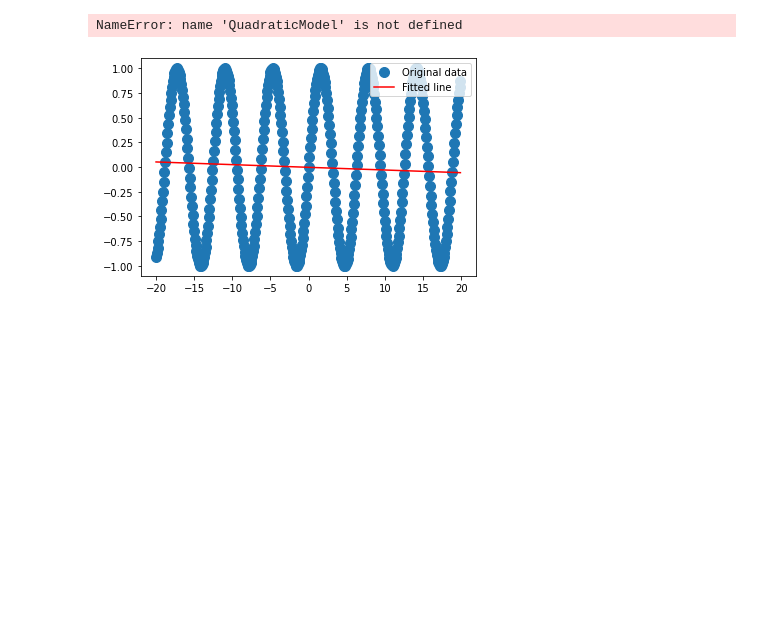
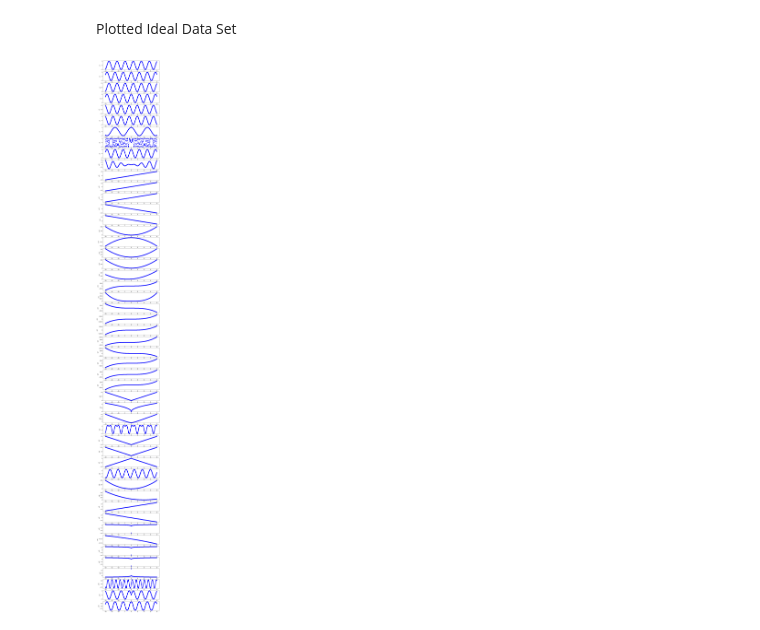
Before and after one commit to Dinkymoo/Dinkymoo-iu-python-assignment, a Jupyter notebook: plots.ipynb, the cells around one changed output. Saved outputs shown, nothing was run; the diff lists cells and outputs as text; code cells hidden in the pictures; blank space fills up the shorter version.

```diff
--- a/plots.ipynb
+++ b/plots.ipynb
@@ -184,36 +55,0 @@ plt.plot(y_data_2,'bo')
-# %%
-
-import lmfit
-###############################################################################
-# read the data into a pandas DataFrame, and use the 'x' and 'y' columns:
-data1 = pd.read_csv('data/train.csv')
-dframe1 = pd.DataFrame(data1)
-data2 = pd.read_csv('data/ideal.csv')
-dframe2 = pd.DataFrame(data2)
-
-model = QuadraticModel()
-params = model.guess(dframe2['y45'],x=dframe2.index)
-
-result = model.fit(dframe2['y45'],params,  x=dframe2.index)
-
-###############################################################################
-# and gives the plot and fitting results below:
-result.plot_fit()
-
-#base = plt.gca().transData
-#rot = transforms.Affine2D().rotate_deg(180)
-#plt.plot(result,transform=rot+base)
-#plt.show()
-print(result.fit_report())
-#result.params.pretty_print()
-
-# chi-sqr
-print (result.chisqr)
-# reduce chi-sqr
-print (result.redchi)
-#Akaike info crit
-print (result.aic)
-#Bayesian info crit
-print (result.bic)
-# %% [output]
-NameError: name 'QuadraticModel' is not defined
@@ -229,7 +56,15 @@ m, c
-# %%
-_ = plt.plot(x, y, 'o', label='Original data', markersize=10)
-_ = plt.plot(x, m*x + c, 'r', label='Fitted line')
-_ = plt.legend()
-plt.show()
-# %% [output]
-[figure, removed]
+# %% [markdown]
+Plotted Ideal Data Set
+# %%
+ideal_data = pd.read_csv('data/ideal.csv', index_col=0, delimiter=',')
+
+y = pd.DataFrame(ideal_data)
+x = pd.DataFrame(ideal_data.index)
+
+fig, axs = plt.subplots(50,1, figsize=(10,100))
+for r in range(1,51):
+    i = pd.DataFrame(ideal_data['y'+str(r)])
+    axs[r-1].plot(i, 'bo')
+    axs[r-1].set_ylabel('y'+str(r))
+# %% [output]
+[figure, added]
```
Also changed, not shown: parts of 23 cells of this notebook, 22 other files.
